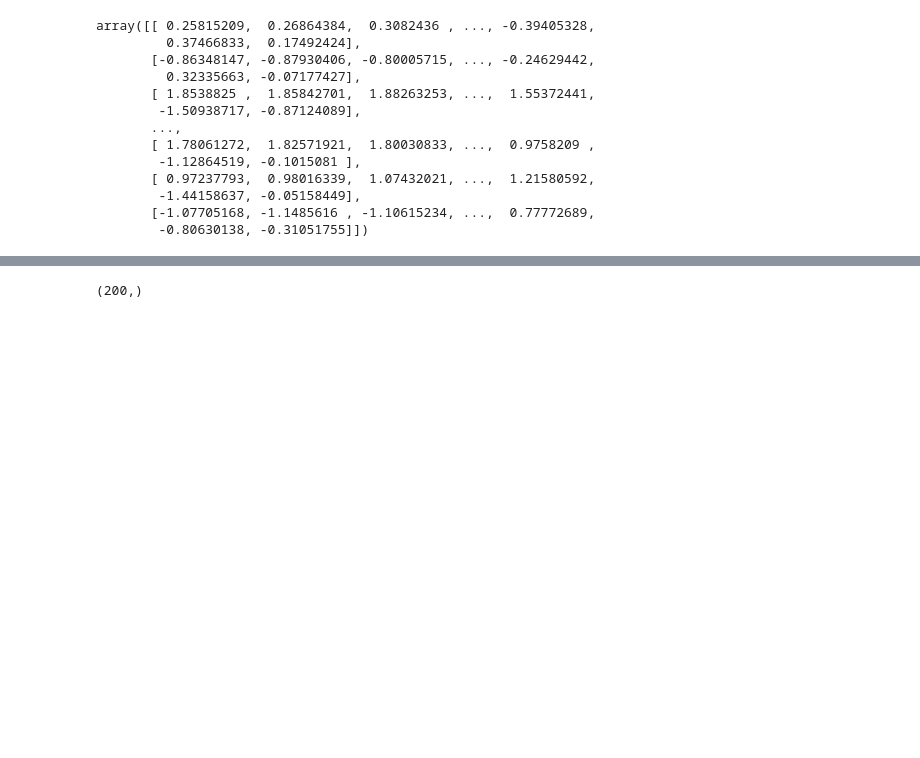
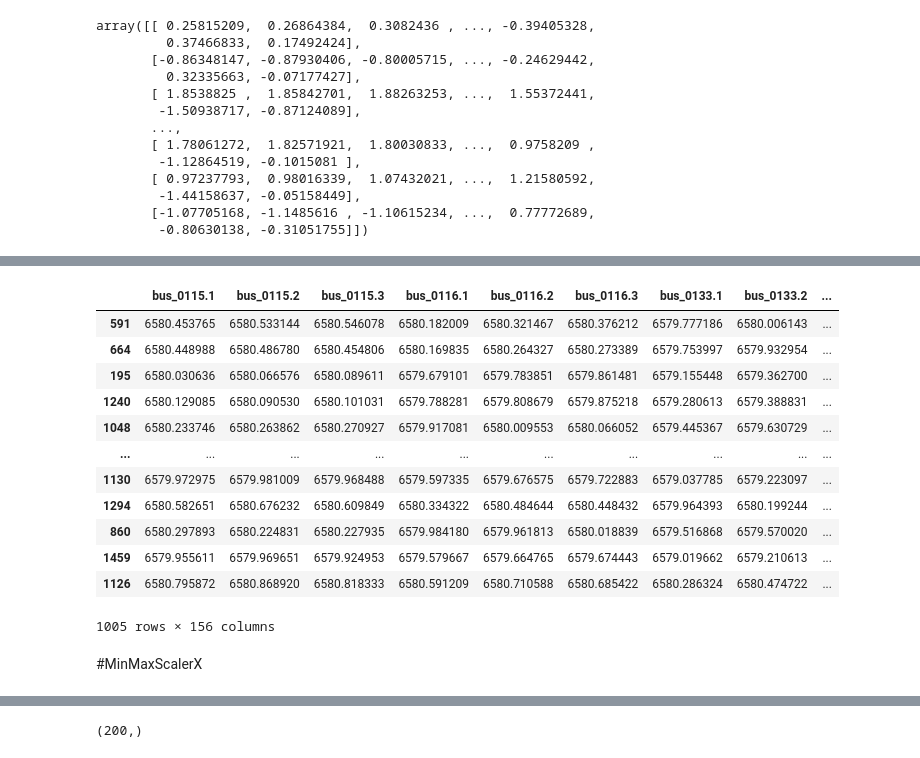
Before and after one commit to byronacunia/Linear, a Jupyter notebook: Linear.ipynb, the cells around one changed output, grey strips where cells are left out. Cells and saved outputs as stored; diff of their text form; code cells hidden in the pictures; blank space fills up the shorter version.

```diff
--- a/Linear.ipynb
+++ b/Linear.ipynb
@@ -244,0 +305,18 @@ for i in range(X_test.shape[0]):
+# %%
+y_train
+# %% [output]
+|  | bus_0115.1 | bus_0115.2 | bus_0115.3 | bus_0116.1 | bus_0116.2 | bus_0116.3 | bus_0133.1 | bus_0133.2 | ... |
+| 591 | 6580.453765 | 6580.533144 | 6580.546078 | 6580.182009 | 6580.321467 | 6580.376212 | 6579.777186 | 6580.006143 | ... |
+| 664 | 6580.448988 | 6580.486780 | 6580.454806 | 6580.169835 | 6580.264327 | 6580.273389 | 6579.753997 | 6579.932954 | ... |
+| 195 | 6580.030636 | 6580.066576 | 6580.089611 | 6579.679101 | 6579.783851 | 6579.861481 | 6579.155448 | 6579.362700 | ... |
+| 1240 | 6580.129085 | 6580.090530 | 6580.101031 | 6579.788281 | 6579.808679 | 6579.875218 | 6579.280613 | 6579.388831 | ... |
+| 1048 | 6580.233746 | 6580.263862 | 6580.270927 | 6579.917081 | 6580.009553 | 6580.066052 | 6579.445367 | 6579.630729 | ... |
+| ... | ... | ... | ... | ... | ... | ... | ... | ... | ... |
+| 1130 | 6579.972975 | 6579.981009 | 6579.968488 | 6579.597335 | 6579.676575 | 6579.722883 | 6579.037785 | 6579.223097 | ... |
+| 1294 | 6580.582651 | 6580.676232 | 6580.609849 | 6580.334322 | 6580.484644 | 6580.448432 | 6579.964393 | 6580.199244 | ... |
+| 860 | 6580.297893 | 6580.224831 | 6580.227935 | 6579.984180 | 6579.961813 | 6580.018839 | 6579.516868 | 6579.570020 | ... |
+| 1459 | 6579.955611 | 6579.969651 | 6579.924953 | 6579.579667 | 6579.664765 | 6579.674443 | 6579.019662 | 6579.210613 | ... |
+| 1126 | 6580.795872 | 6580.868920 | 6580.818333 | 6580.591209 | 6580.710588 | 6580.685422 | 6580.286324 | 6580.474722 | ... |
+1005 rows × 156 columns
+# %% [markdown]
+#MinMaxScalerX
```
Also changed, not shown: parts of 55 cells of this notebook.
